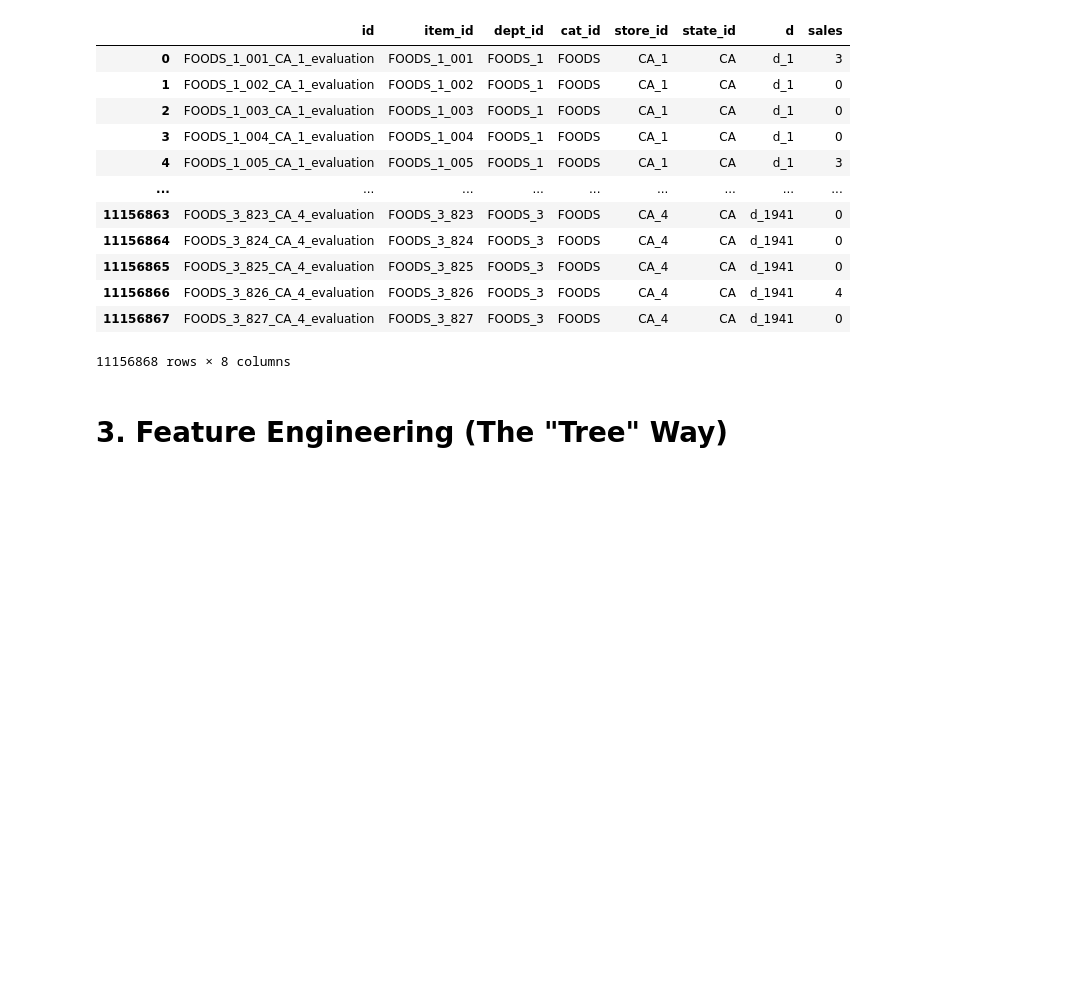
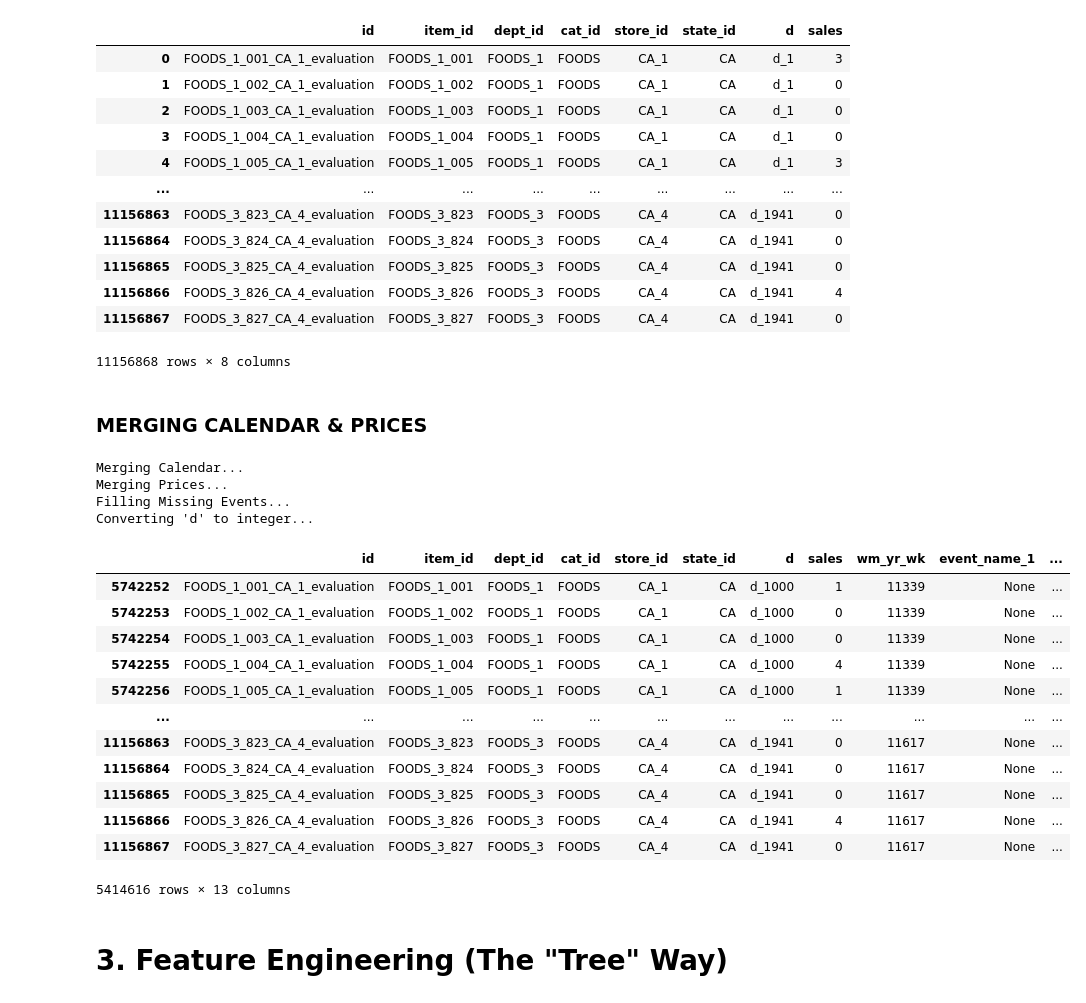
Before and after one commit to Zak-Las/Walmart-Demand-Forcasting, a Jupyter notebook: Notebooks/01_local_dynamics.ipynb, the cells around one changed output. Cells and saved outputs as stored; diff of their text form; code cells hidden in the pictures; blank space fills up the shorter version.

```diff
--- a/Notebooks/01_local_dynamics.ipynb
+++ b/Notebooks/01_local_dynamics.ipynb
@@ -95,7 +97,7 @@ Filtering for FOODS in CA...
 # ==========================================
 # We need to turn the "d_1, d_2..." columns into rows
 id_vars = ['id', 'item_id', 'dept_id', 'cat_id', 'store_id', 'state_id']
-df = pd.melt(df_sales, id_vars=id_vars, var_name='d', value_name='sales')
+df_lgbm = pd.melt(df_sales, id_vars=id_vars, var_name='d', value_name='sales')
 
 # Reduce memory usage
 del df_sales
@@ -118,6 +120,50 @@ display(df)
 | 11156866 | FOODS_3_826_CA_4_evaluation | FOODS_3_826 | FOODS_3 | FOODS | CA_4 | CA | d_1941 | 4 |
 | 11156867 | FOODS_3_827_CA_4_evaluation | FOODS_3_827 | FOODS_3 | FOODS | CA_4 | CA | d_1941 | 0 |
 11156868 rows × 8 columns
+# %% [markdown]
+### MERGING CALENDAR & PRICES
+# %%
+# =============================
+# 4. MERGING CALENDAR & PRICES
+# =============================
+print("Merging Calendar...")
+df_lgbm = df_lgbm.merge(df_cal[['d', 'wm_yr_wk', 'event_name_1', 'snap_CA']], on='d', how='left')
+print("Merging Prices...")
+df_lgbm = df_lgbm.merge(df_prices, on=['store_id', 'item_id', 'wm_yr_wk'], how='left')
+
+# --- Handle Missing Events ---
+# Instead of leaving them as NaN, I fill them with a string 'None'
+# This ensures I don't drop non-holiday days later.
+print("Filling Missing Events...")
+df_lgbm['event_name_1'] = df_lgbm['event_name_1'].fillna('None')
+
+# Convert 'd_1' -> 1 (integer) for sorting/cutting
+print("Converting 'd' to integer...")
+df_lgbm['d_int'] = df_lgbm['d'].apply(lambda x: int(x.split('_')[1]))
+# %% [output]
+Merging Calendar...
+Merging Prices...
+Filling Missing Events...
+Converting 'd' to integer...
+# %%
+# Filter out old data to speed up training
+df_lgbm = df_lgbm[df_lgbm['d_int'] >= START_DAY]
+
+display(df_lgbm)
+# %% [output]
+|  | id | item_id | dept_id | cat_id | store_id | state_id | d | sales | wm_yr_wk | event_name_1 | ... |
+| 5742252 | FOODS_1_001_CA_1_evaluation | FOODS_1_001 | FOODS_1 | FOODS | CA_1 | CA | d_1000 | 1 | 11339 | None | ... |
+| 5742253 | FOODS_1_002_CA_1_evaluation | FOODS_1_002 | FOODS_1 | FOODS | CA_1 | CA | d_1000 | 0 | 11339 | None | ... |
+| 5742254 | FOODS_1_003_CA_1_evaluation | FOODS_1_003 | FOODS_1 | FOODS | CA_1 | CA | d_1000 | 0 | 11339 | None | ... |
+| 5742255 | FOODS_1_004_CA_1_evaluation | FOODS_1_004 | FOODS_1 | FOODS | CA_1 | CA | d_1000 | 4 | 11339 | None | ... |
+| 5742256 | FOODS_1_005_CA_1_evaluation | FOODS_1_005 | FOODS_1 | FOODS | CA_1 | CA | d_1000 | 1 | 11339 | None | ... |
+| ... | ... | ... | ... | ... | ... | ... | ... | ... | ... | ... | ... |
+| 11156863 | FOODS_3_823_CA_4_evaluation | FOODS_3_823 | FOODS_3 | FOODS | CA_4 | CA | d_1941 | 0 | 11617 | None | ... |
+| 11156864 | FOODS_3_824_CA_4_evaluation | FOODS_3_824 | FOODS_3 | FOODS | CA_4 | CA | d_1941 | 0 | 11617 | None | ... |
+| 11156865 | FOODS_3_825_CA_4_evaluation | FOODS_3_825 | FOODS_3 | FOODS | CA_4 | CA | d_1941 | 0 | 11617 | None | ... |
+| 11156866 | FOODS_3_826_CA_4_evaluation | FOODS_3_826 | FOODS_3 | FOODS | CA_4 | CA | d_1941 | 4 | 11617 | None | ... |
+| 11156867 | FOODS_3_827_CA_4_evaluation | FOODS_3_827 | FOODS_3 | FOODS | CA_4 | CA | d_1941 | 0 | 11617 | None | ... |
+5414616 rows × 13 columns
 # %% [markdown]
 # __3. Feature Engineering (The "Tree" Way)__
 # %% [markdown]
```
Also changed, not shown: parts of 29 cells of this notebook, 2 other files.
